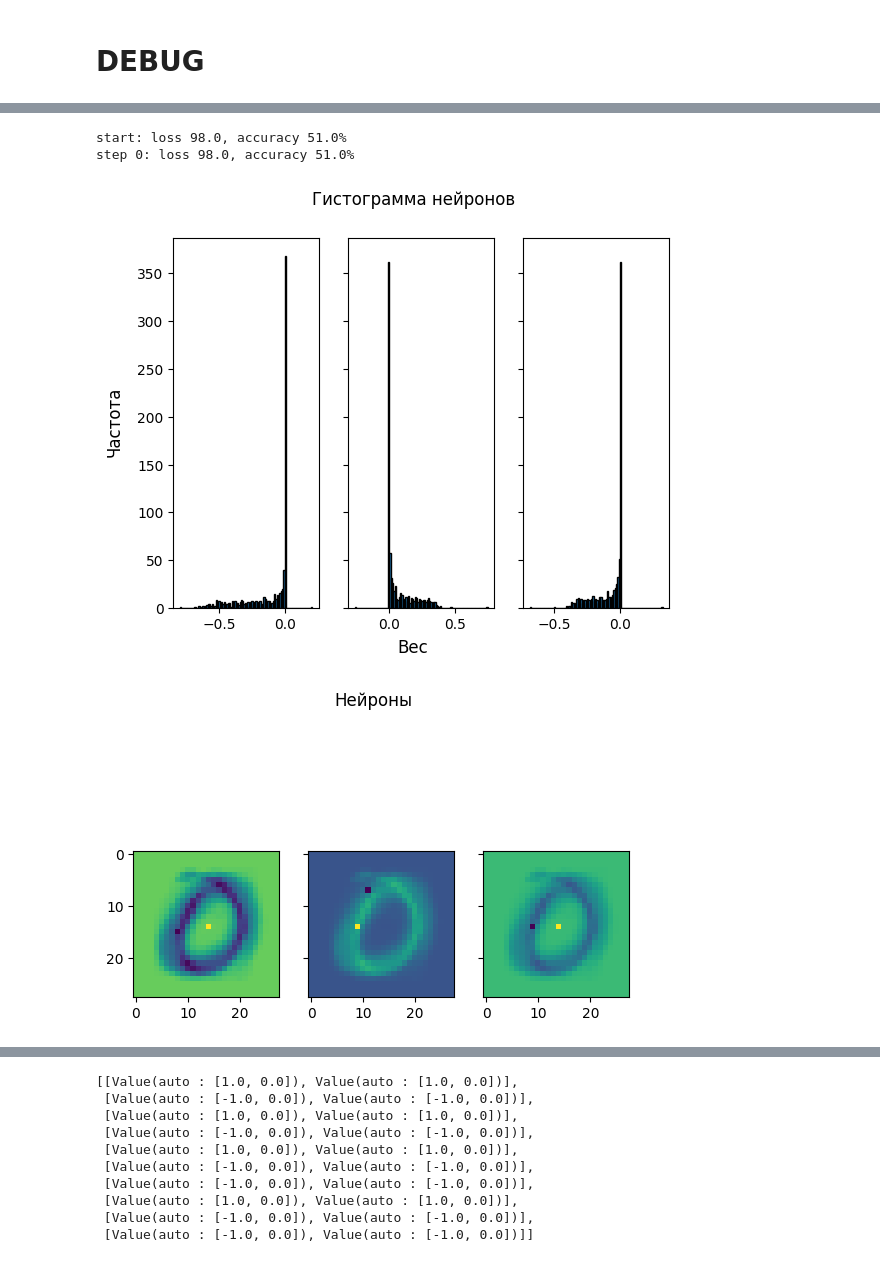
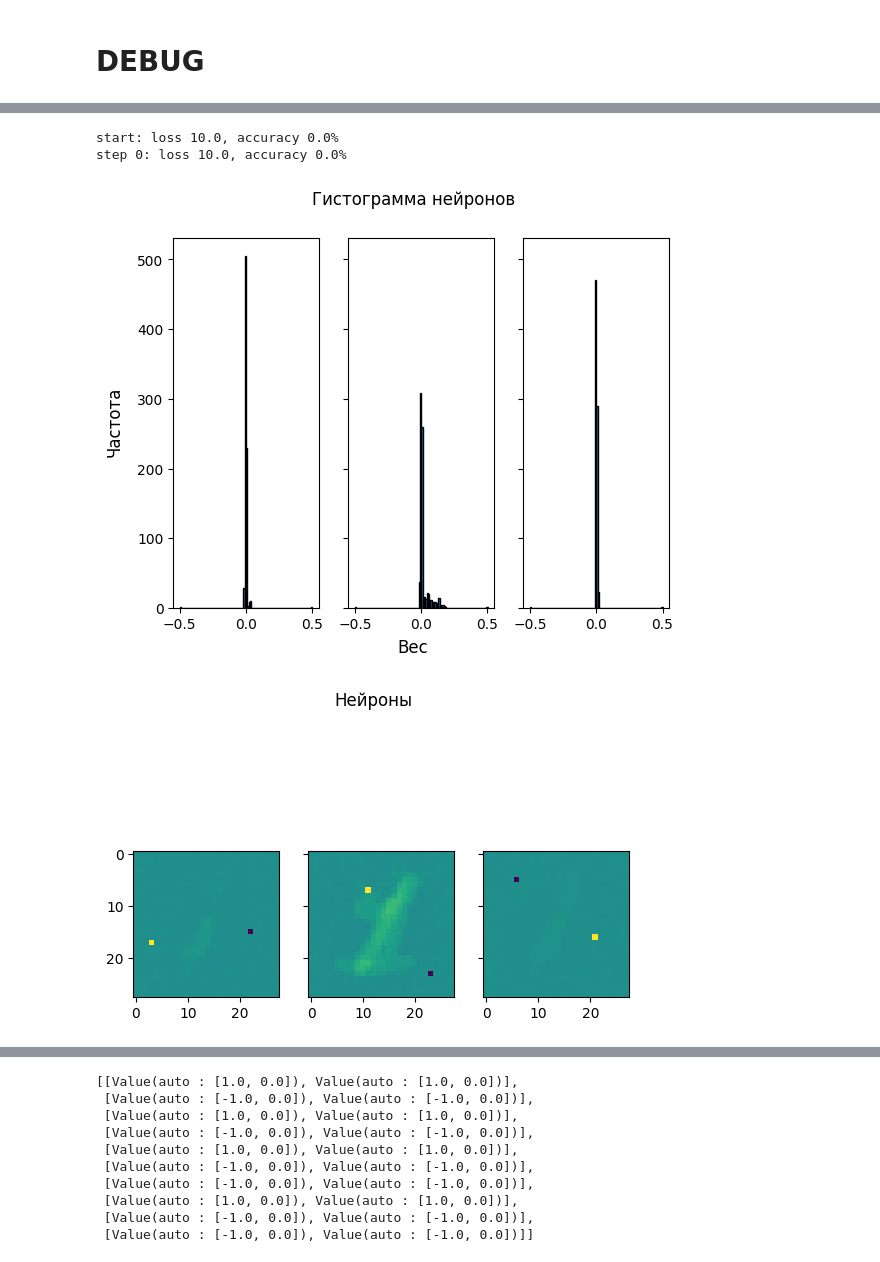
Before and after one commit to AndreyE/micrograd, a Jupyter notebook: mnist.ipynb, the cells around one changed output, grey strips where cells are left out. Saved outputs shown, nothing was run; the diff lists cells and outputs as text; code cells hidden in the pictures.

```diff
--- a/mnist.ipynb
+++ b/mnist.ipynb
@@ -311,8 +311,7 @@ def get_model_for(classes, batch, iterations, model=None, q=0.75, esat=1e-9, wit
         model = MLP(
             784,
             [
-                # (LAYER_0_SIZE, 'xspace'),
-                (3, 'minmax'),
+                (LAYER_0_SIZE, 'minmax'),
                 (DIM, 'xspace')
             ],
             lr=1.0,
@@ -331,7 +330,7 @@ SELECTED_CLASSES = [0, 1]
 NOISE_RATIO = 0.0
 VOID_RATIO = 0.0
 ITERATIONS = 1
-BATCH_SIZE = 100
+BATCH_SIZE = 10
 BATCH = select_batch(X_train, Y_train, SELECTED_CLASSES, BATCH_SIZE, noise_ratio=NOISE_RATIO, void_ratio=VOID_RATIO)
 X, Y = BATCH
 
@@ -348,12 +367,12 @@ step 0: loss 165.0, accuracy 2.0%
 # %%
-(model, total_loss, accuracy), (scores, targets), (oh_encoder, oh_decoder) = get_model_for(SELECTED_CLASSES, BATCH, 1, model=model, q=1.0)
+(model, total_loss, accuracy), (scores, targets), (oh_encoder, oh_decoder) = get_model_for(SELECTED_CLASSES, BATCH, 1, model=model, q=0.5)
 all_neurons_histo(model.layers[0].neurons)
 draw_all_neurons(model.layers[0].neurons)
 # %% [output]
-start: loss 98.0, accuracy 51.0%
-step 0: loss 98.0, accuracy 51.0%
+start: loss 10.0, accuracy 0.0%
+step 0: loss 10.0, accuracy 0.0%
-[figure, old version]
+[figure, new version]
-[figure, old version]
+[figure, new version]
 # %%
 np.random.seed(1337)
 random.seed(1337)
```
Also changed, not shown: parts of 5 cells of this notebook, 1 other file.
